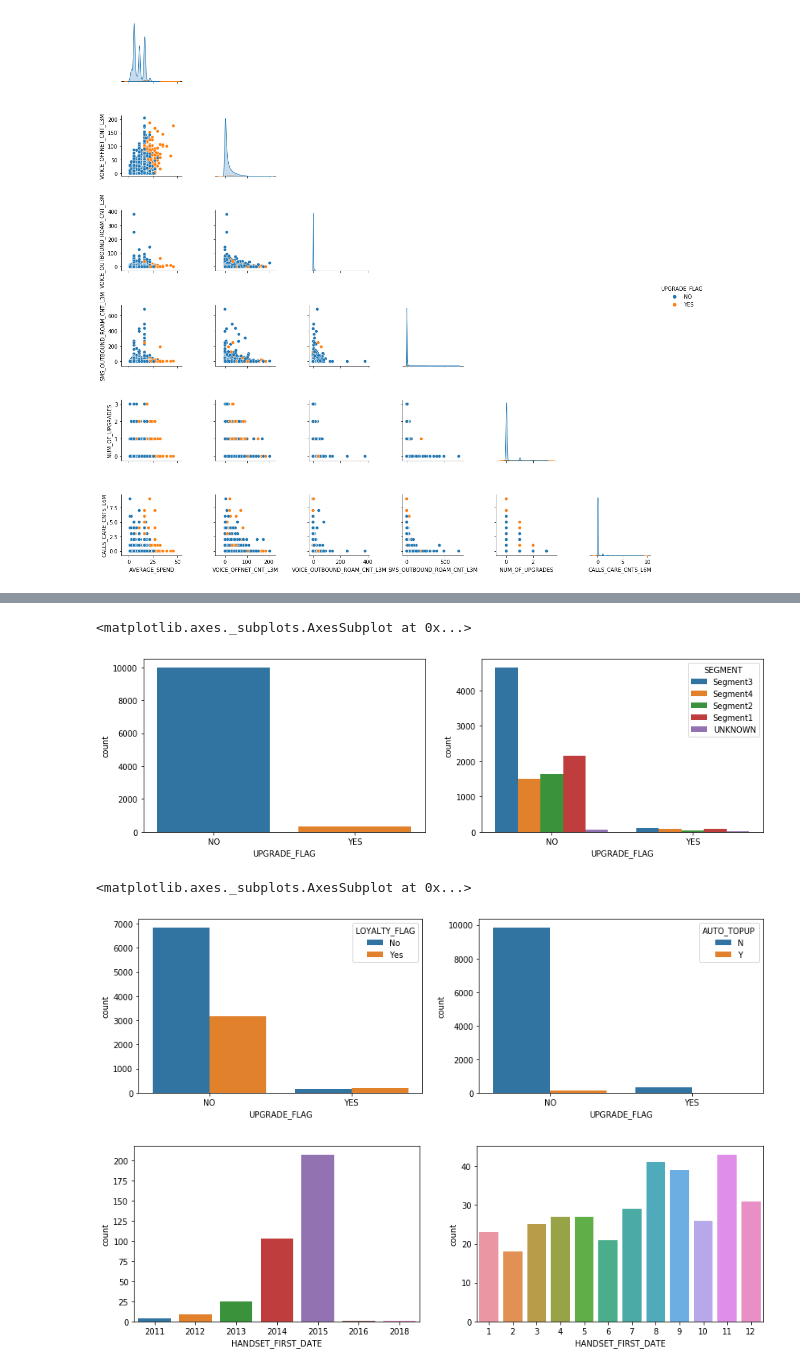
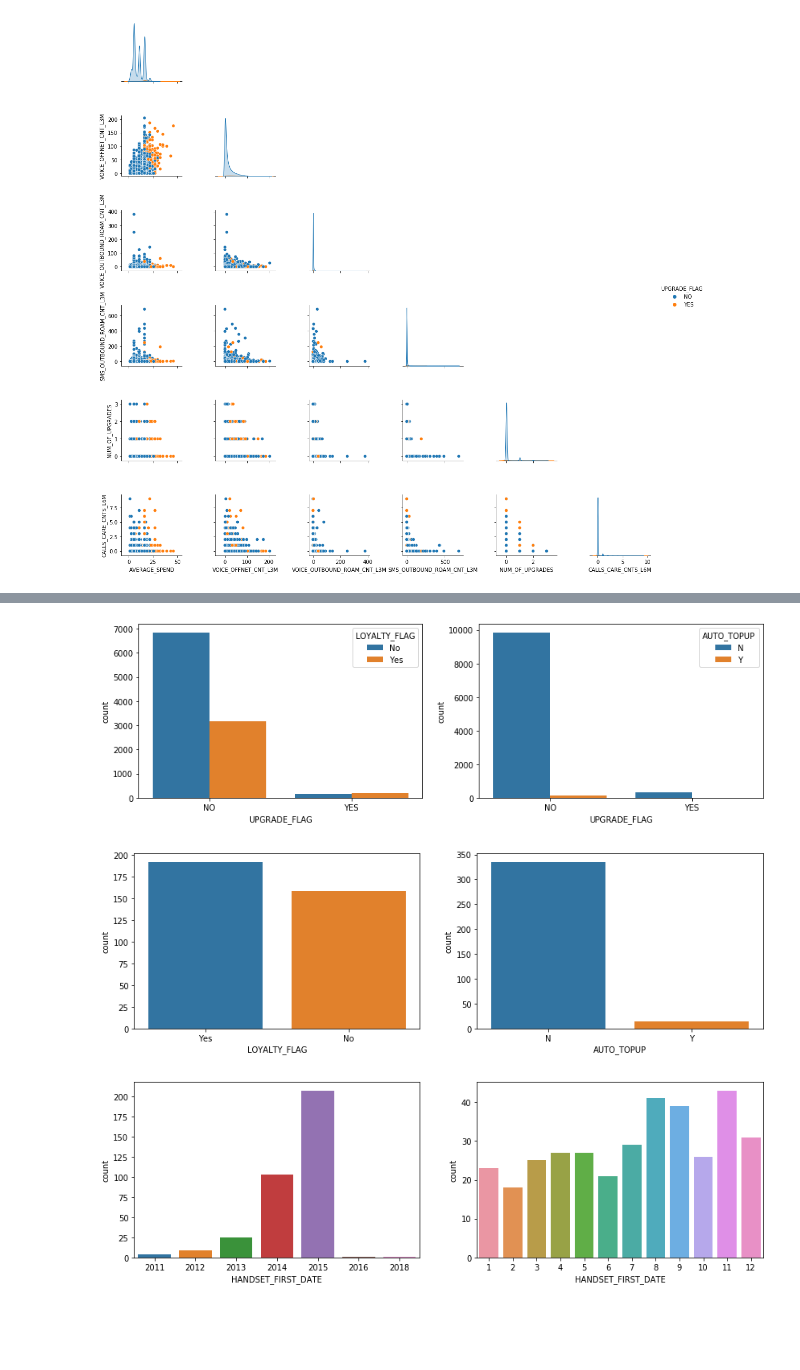
Before and after one commit to rameshs-data/Customer_Upgrade_Prediction, a Jupyter notebook: CustomerUpgradePrediction.ipynb, the cells around one changed output, grey strips where cells are left out. Saved outputs shown, nothing was run; the diff lists cells and outputs as text; code cells hidden in the pictures; blank space fills up the shorter version.

Commit message:
Visualization code cleanup

```diff
--- a/CustomerUpgradePrediction.ipynb
+++ b/CustomerUpgradePrediction.ipynb
@@ -329,17 +337,15 @@ sns.countplot(x="UPGRADE_FLAG", data=data);
 # %%
 fig, (ax1, ax2) = plt.subplots(1, 2, figsize=(14, 4))
-sns.countplot(x="UPGRADE_FLAG", data=data, ax=ax1)
-sns.countplot(x="UPGRADE_FLAG", data=data, hue="SEGMENT", ax=ax2)
+sns.countplot(x="UPGRADE_FLAG", data=data, hue="LOYALTY_FLAG", ax=ax1);
+sns.countplot(x="UPGRADE_FLAG", data=data, hue="AUTO_TOPUP", ax=ax2);
 # %% [output]
-<matplotlib.axes._subplots.AxesSubplot at 0x...>
-[figure, old version]
+[figure, new version]
 # %%
 fig, (ax1, ax2) = plt.subplots(1, 2, figsize=(14, 4))
-sns.countplot(x="UPGRADE_FLAG", data=data, hue="LOYALTY_FLAG", ax=ax1)
-sns.countplot(x="UPGRADE_FLAG", data=data, hue="AUTO_TOPUP", ax=ax2)
+sns.countplot(data[data['UPGRADE_FLAG']=='YES']['LOYALTY_FLAG'], ax=ax1);
+sns.countplot(data[data['UPGRADE_FLAG']=='YES']['AUTO_TOPUP'], ax=ax2);
 # %% [output]
-<matplotlib.axes._subplots.AxesSubplot at 0x...>
-[figure, old version]
+[figure, new version]
 # %%
 fig, (ax1, ax2) = plt.subplots(1, 2, figsize=(14, 4))
 sns.countplot(data[data['UPGRADE_FLAG']=='YES']['HANDSET_FIRST_DATE'].dt.year, ax=ax1);
```
Also changed, not shown: parts of 10 cells of this notebook.
